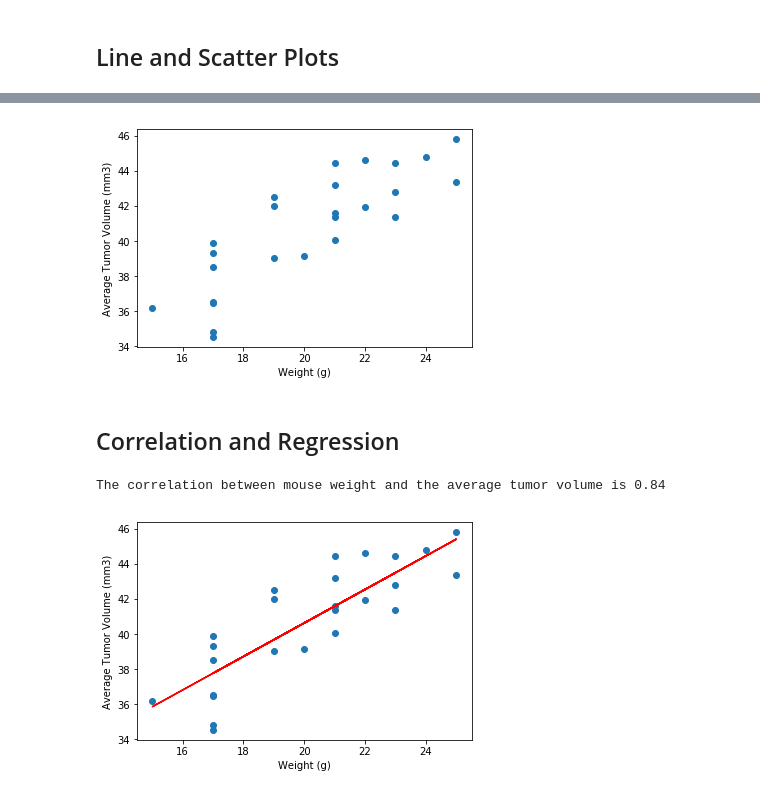
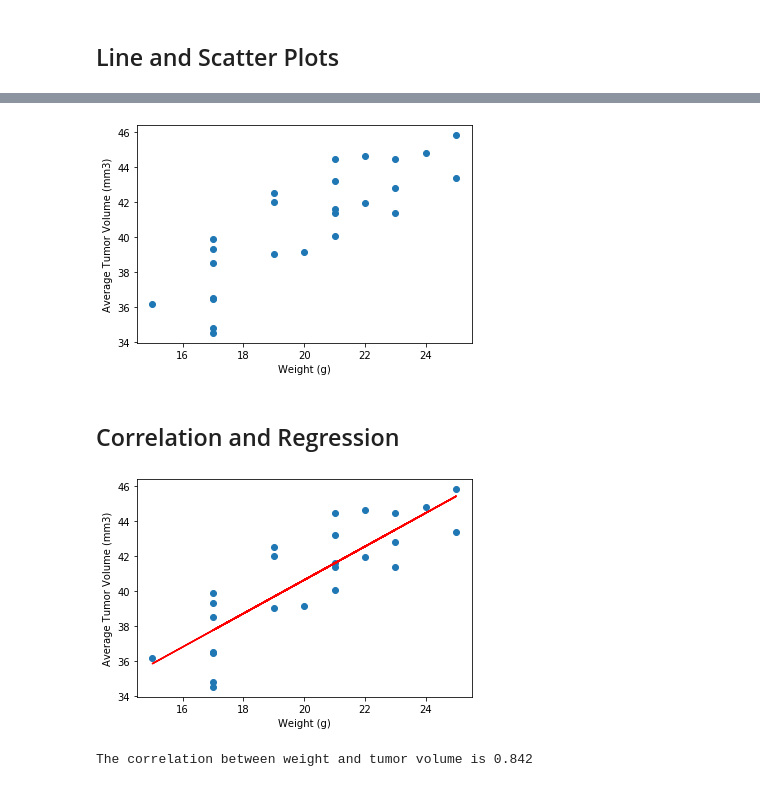
Before and after one commit to brainmagmo/matplotlib-challenge, a Jupyter notebook: Instructions/Pymaceuticals/Pymaceuticals_starter_with_outputs.ipynb, the cells around one changed output, grey strips where cells are left out. Cells and saved outputs as stored; diff of their text form; code cells hidden in the pictures.

```diff
--- a/Instructions/Pymaceuticals/Pymaceuticals_starter_with_outputs.ipynb
+++ b/Instructions/Pymaceuticals/Pymaceuticals_starter_with_outputs.ipynb
@@ -292,0 +401,3 @@ z
+# %%
+cc = data[data['Drug Regimen'] == 'Capomulin'][['Mouse ID','Tumor Volume (mm3)','Weight (g)']].groupby('Mouse ID').mean()
+cc
@@ -293,12 +423,28 @@ z
 # %%
 # Generate a scatter plot of mouse weight versus average tumor volume for the Capomulin regimen
+plt.scatter(cc['Weight (g)'],cc['Tumor Volume (mm3)'])
+plt.xlabel('Weight (g)')
+plt.ylabel('Average Tumor Volume (mm3)')
+plt.show()
 # %% [output]
-[figure, old version]
+[figure, new version]
 # %% [markdown]
 ## Correlation and Regression
 # %%
 # Calculate the correlation coefficient and linear regression model
 # for mouse weight and average tumor volume for the Capomulin regimen
+x_values = cc['Weight (g)']
+y_values = cc['Tumor Volume (mm3)']
+(slope, intercept, rvalue, pvalue, stderr) = linregress(x_values, y_values)
+regress_values = slope*x_values + intercept
+plt.scatter(cc['Weight (g)'],cc['Tumor Volume (mm3)'])
+plt.plot(x_values,regress_values,'r')
+plt.xlabel('Weight (g)')
+plt.ylabel('Average Tumor Volume (mm3)')
+plt.show()
 # %% [output]
-The correlation between mouse weight and the average tumor volume is 0.84
-[figure, old version]
+[figure, new version]
+# %%
+print(f'The correlation between weight and average tumor volume is {round(rvalue,3)}')
+# %% [output]
+The correlation between weight and tumor volume is 0.842
```
Also changed, not shown: parts of 20 cells of this notebook.
